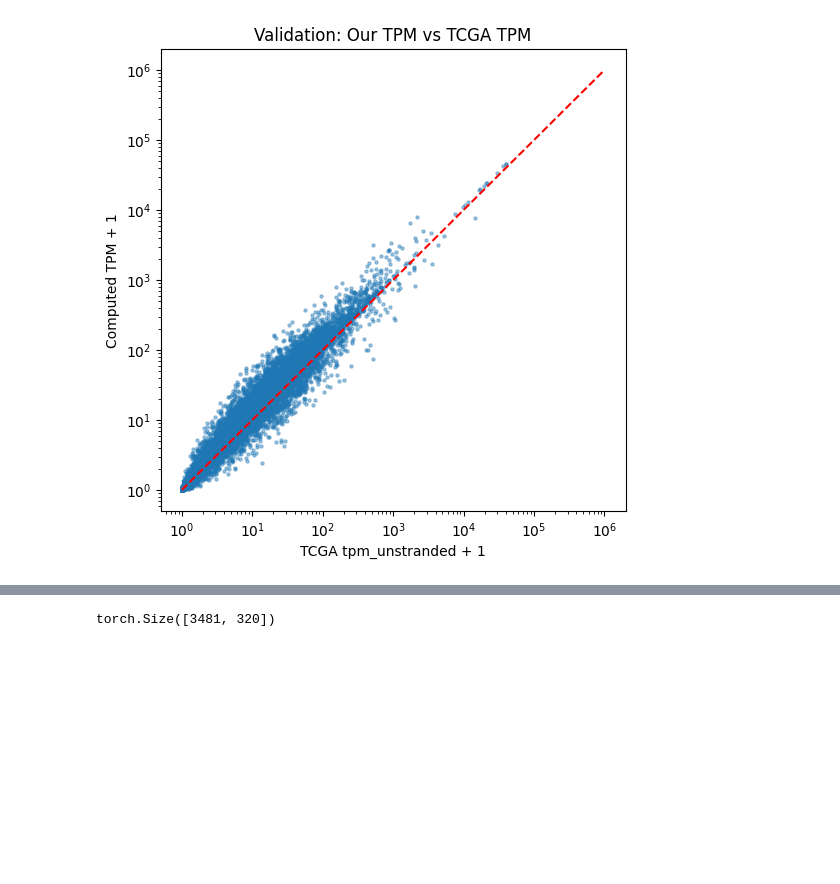
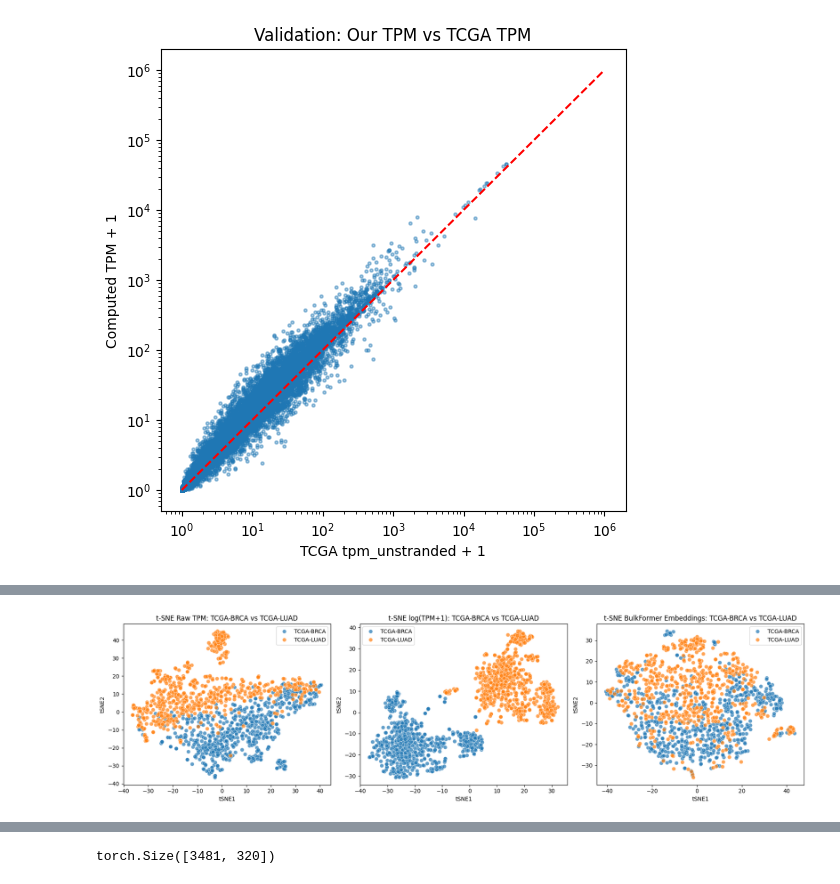
Before and after one commit to alwalt/BioFM, a Jupyter notebook: 5b_tcga_analysis.ipynb, the cells around one changed output, grey strips where cells are left out. Drawn from its saved outputs; the diff is of its cells as text; code cells hidden in the pictures; blank space fills up the shorter version.

```diff
--- a/5b_tcga_analysis.ipynb
+++ b/5b_tcga_analysis.ipynb
@@ -688,0 +867,97 @@ def extract_feature(expr_array,
+# %%
+from sklearn.manifold import TSNE
+import numpy as np
+import seaborn as sns
+import matplotlib.pyplot as plt
+
+# -----------------------------
+# 1. Raw TPM (invert log1p)
+# -----------------------------
+X_raw_tpm = np.expm1(X_sub)
+tsne_raw = TSNE(
+    n_components=2,
+    perplexity=30,
+    learning_rate="auto",
+    init="random",
+    random_state=42
+)
+X_tsne_raw = tsne_raw.fit_transform(X_raw_tpm)
+
+# -----------------------------
+# 2. log(TPM + 1)
+# -----------------------------
+tsne_log = TSNE(
+    n_components=2,
+    perplexity=30,
+    learning_rate="auto",
+    init="random",
+    random_state=42
+)
+X_tsne_log = tsne_log.fit_transform(X_sub)
+
+# -----------------------------
+# 3. BulkFormer sample embeddings
+# -----------------------------
+high_var_gene_idx = list(range(len(canonical_order)))
+valid_gene_idx = list(range(len(canonical_order)))
+
+sample_embs_subset = extract_feature(
+    expr_array=X_sub,
+    high_var_gene_idx=high_var_gene_idx,
+    feature_type='transcriptome_level',
+    aggregate_type='all', #Can be modified
+    device=device,
+    batch_size=4,
+    model=model,
+    return_expr_value=False,
+    esm2_emb=gene_emb,
+    valid_gene_idx=valid_gene_idx
+).numpy()
+
+tsne_emb = TSNE(
+    n_components=2,
+    perplexity=30,
+    learning_rate="auto",
+    init="random",
+    random_state=42
+)
+X_tsne_emb = tsne_emb.fit_transform(sample_embs_subset)
+
+# -----------------------------
+# Labels
+# -----------------------------
+labels = [A] * n + [B] * n
+
+# -----------------------------
+# Plot
+# -----------------------------
+fig, axes = plt.subplots(1, 3, figsize=(18, 5))
+
+sns.scatterplot(
+    x=X_tsne_raw[:, 0], y=X_tsne_raw[:, 1],
+    hue=labels, alpha=0.7, s=50, ax=axes[0]
+)
+axes[0].set_title(f"t-SNE Raw TPM: {A} vs {B}")
+axes[0].set_xlabel("tSNE1")
+axes[0].set_ylabel("tSNE2")
+
+sns.scatterplot(
+    x=X_tsne_log[:, 0], y=X_tsne_log[:, 1],
+    hue=labels, alpha=0.7, s=50, ax=axes[1]
+)
+axes[1].set_title(f"t-SNE log(TPM+1): {A} vs {B}")
+axes[1].set_xlabel("tSNE1")
+axes[1].set_ylabel("tSNE2")
+
+sns.scatterplot(
+    x=X_tsne_emb[:, 0], y=X_tsne_emb[:, 1],
+    hue=labels, alpha=0.7, s=50, ax=axes[2]
+)
+axes[2].set_title(f"t-SNE BulkFormer Embeddings: {A} vs {B}")
+axes[2].set_xlabel("tSNE1")
+axes[2].set_ylabel("tSNE2")
+
+plt.tight_layout()
+plt.show()
+# %% [output]
+[figure, added]
```
Also changed, not shown: parts of 30 cells of this notebook, 3 other files.
